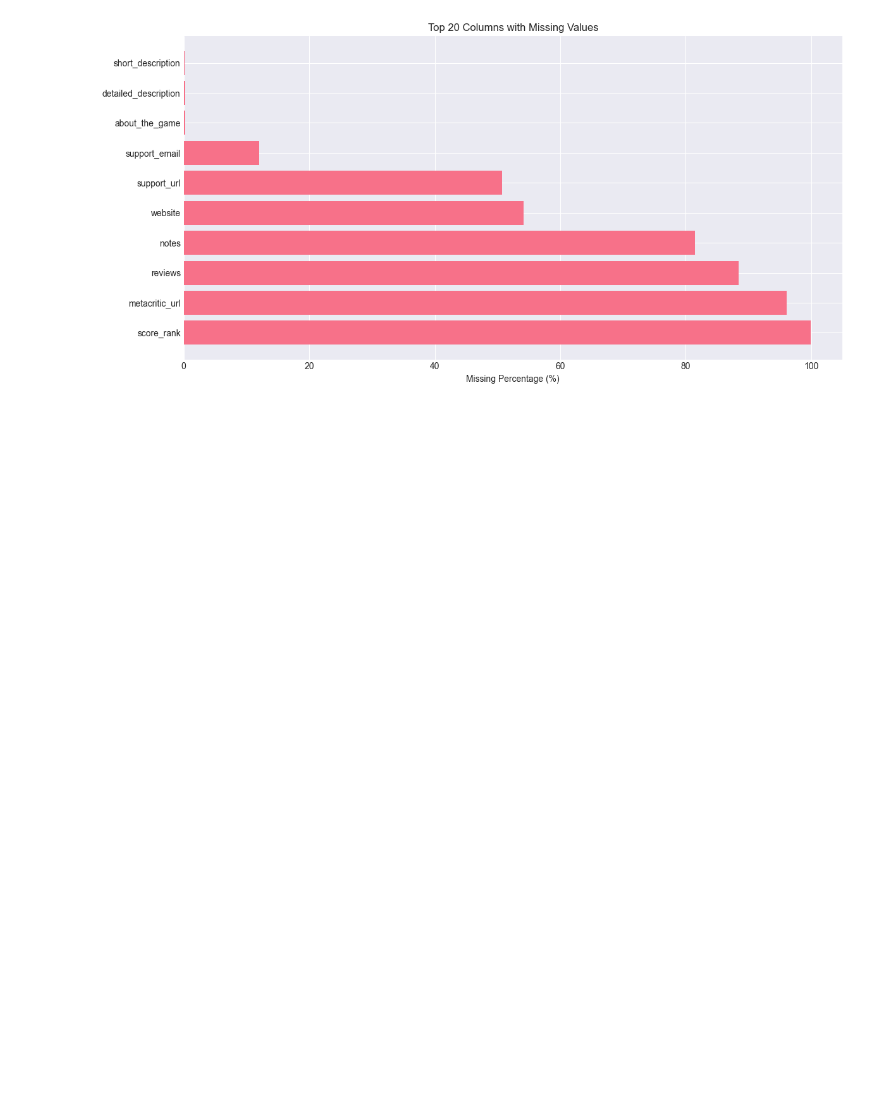
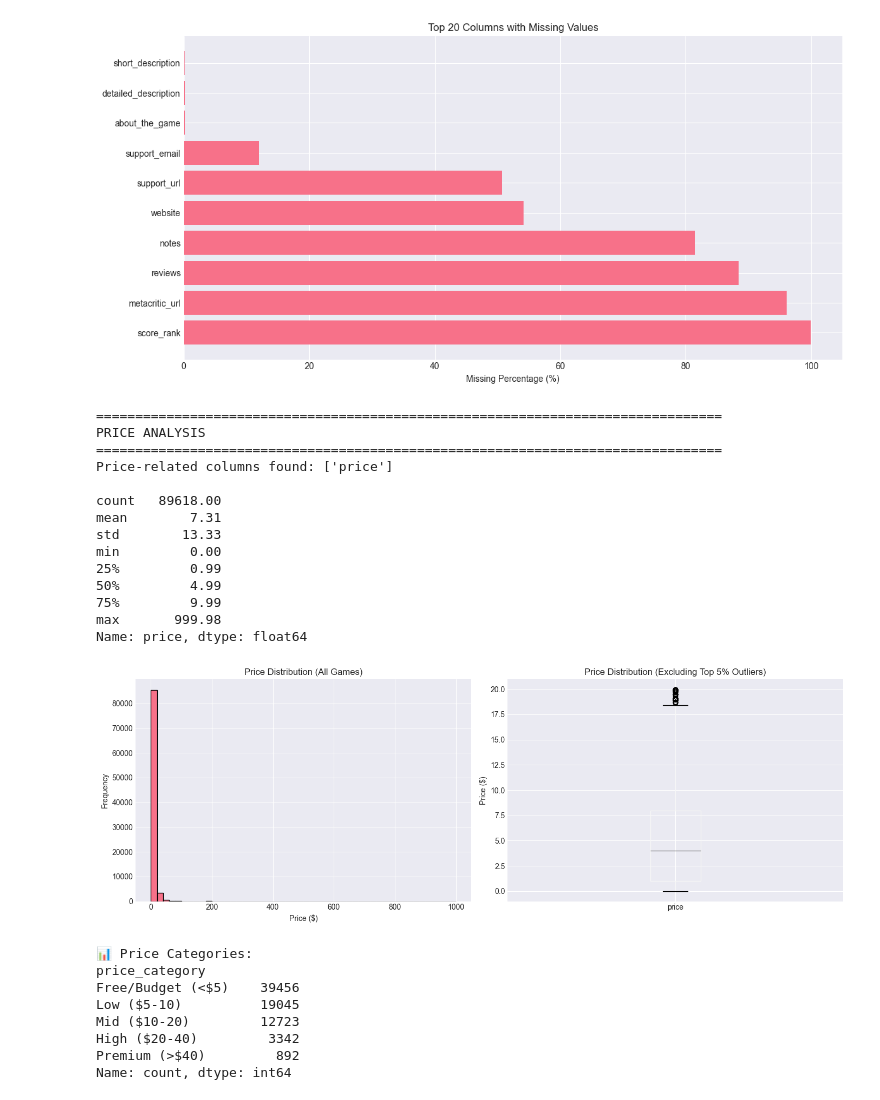
Before and after one commit to nnvelez95/indie-game-success-predictor, a Jupyter notebook: notebooks/01_data_exploration.ipynb, the cells around one changed output. Saved outputs shown, nothing was run; the diff lists cells and outputs as text; code cells hidden in the pictures; blank space fills up the shorter version.

```diff
--- a/notebooks/01_data_exploration.ipynb
+++ b/notebooks/01_data_exploration.ipynb
@@ -163,3 +163,72 @@ Top 20 columns with most missing data:
 | 6 | detailed_description | 197 | 0.22 |
 | 8 | short_description | 120 | 0.13 |
 [figure]
+# %%
+# Análisis de precios (ajustar nombre de columna según dataset real)
+# Asumiendo que hay una columna 'price' o similar
+
+print("=" * 80)
+print("PRICE ANALYSIS")
+print("=" * 80)
+
+# Buscar columna de precio
+price_cols = [col for col in df.columns if 'price' in col.lower()]
+print(f"Price-related columns found: {price_cols}\n")
+
+# Usar la primera columna de precio disponible
+if price_cols:
+    price_col = price_cols[0]
+
+    # Estadísticas básicas
+    print(df[price_col].describe())
+
+    # Distribución de precios
+    fig, axes = plt.subplots(1, 2, figsize=(14, 5))
+
+    # Histograma
+    df[price_col].hist(bins=50, ax=axes[0], edgecolor='black')
+    axes[0].set_xlabel('Price ($)')
+    axes[0].set_ylabel('Frequency')
+    axes[0].set_title('Price Distribution (All Games)')
+
+    # Boxplot (sin outliers extremos para mejor visualización)
+    df[df[price_col] < df[price_col].quantile(0.95)].boxplot(column=price_col, ax=axes[1])
+    axes[1].set_ylabel('Price ($)')
+    axes[1].set_title('Price Distribution (Excluding Top 5% Outliers)')
+
+    plt.tight_layout()
+    plt.savefig('../reports/figures/02_price_distribution.png', dpi=300, bbox_inches='tight')
+    plt.show()
+
+    # Categorías de precio
+    print("\n📊 Price Categories:")
+    bins = [0, 5, 10, 20, 40, float('inf')]
+    labels = ['Free/Budget (<$5)', 'Low ($5-10)', 'Mid ($10-20)', 'High ($20-40)', 'Premium (>$40)']
+    df['price_category'] = pd.cut(df[price_col], bins=bins, labels=labels)
+    print(df['price_category'].value_counts())
+else:
+    print("⚠️ No price column found in dataset")
+# %% [output]
+================================================================================
+PRICE ANALYSIS
+================================================================================
+Price-related columns found: ['price']
+
+count   89618.00
+mean        7.31
+std        13.33
+min         0.00
+25%         0.99
+50%         4.99
+75%         9.99
+max       999.98
+Name: price, dtype: float64
+[figure, added]
+📊 Price Categories:
+price_category
+Free/Budget (<$5)    39456
+Low ($5-10)          19045
+Mid ($10-20)         12723
+High ($20-40)         3342
+Premium (>$40)         892
+Name: count, dtype: int64
```
Also changed, not shown: parts of 3 cells of this notebook, 1 other file.
